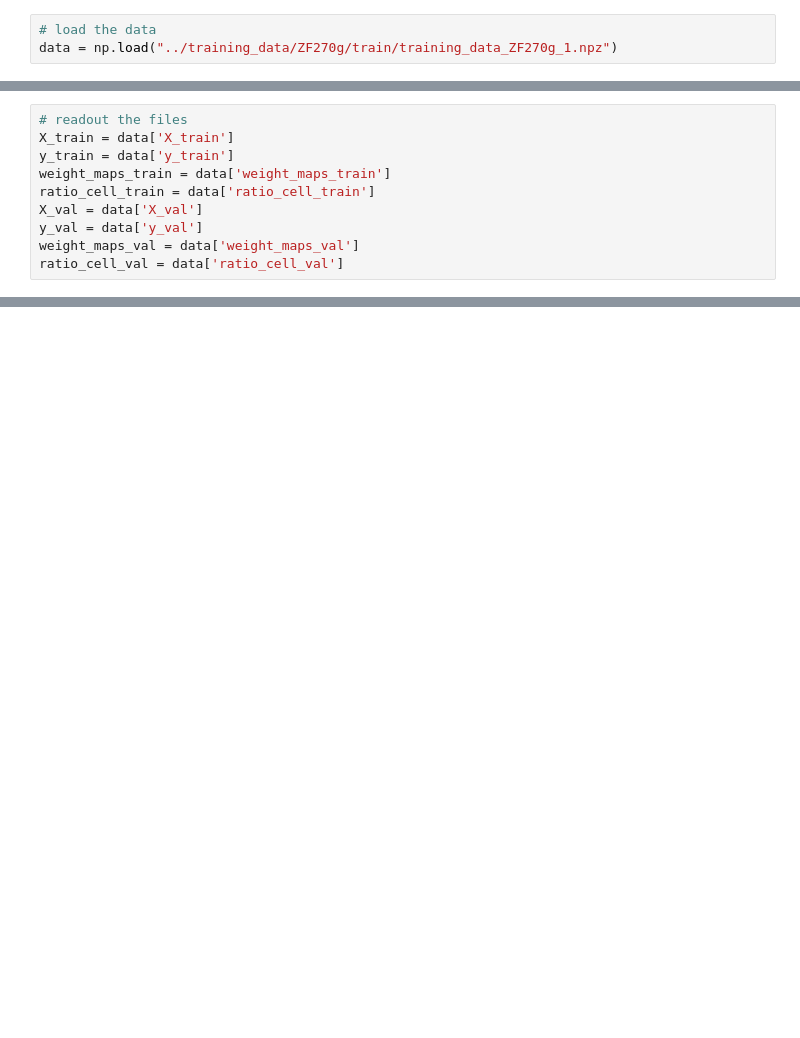
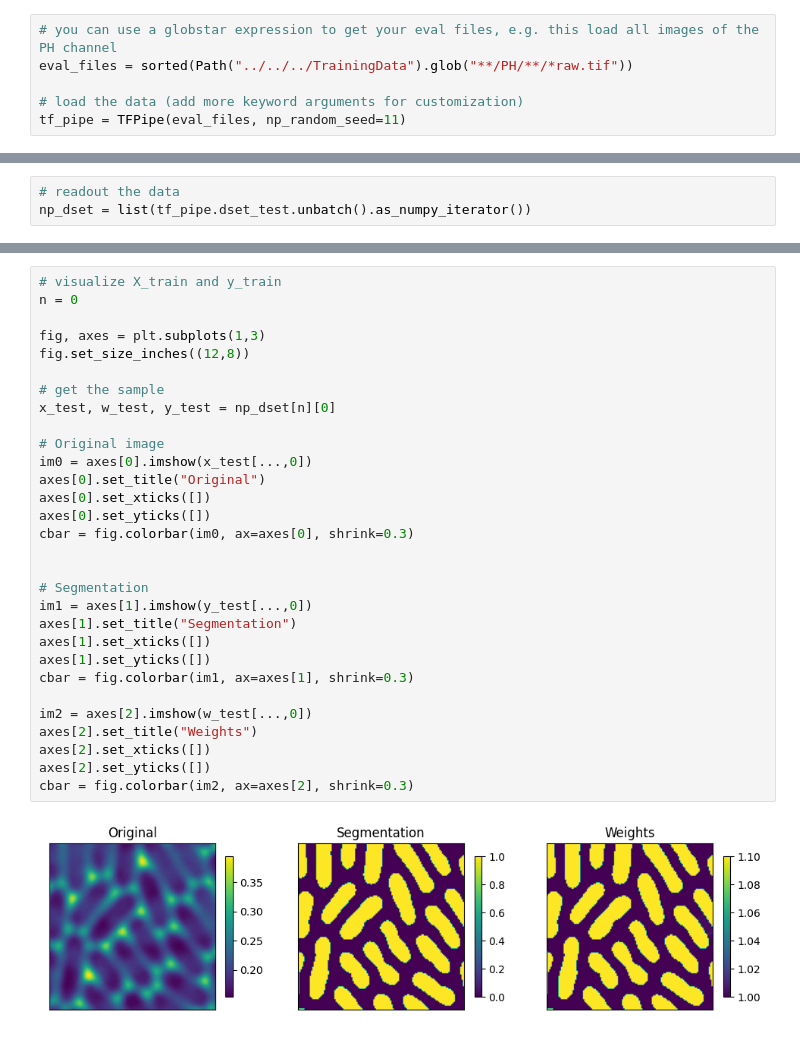
Before and after one commit to ajrzepiela/midap, a Jupyter notebook: training/notebook/traindata_visualization.ipynb, the cells around one changed output, grey strips where cells are left out. Cells and saved outputs as stored; diff of their text form; blank space fills up the shorter version.

Commit message:
fixed np random seed, train data visuals working

```diff
--- a/training/notebook/traindata_visualization.ipynb
+++ b/training/notebook/traindata_visualization.ipynb
@@ -6,3 +18,6 @@ import numpy as np
 # %%
-# load the data
-data = np.load("../training_data/ZF270g/train/training_data_ZF270g_1.npz")
+# you can use a globstar expression to get your eval files, e.g. this load all images of the PH channel
+eval_files = sorted(Path("../../../TrainingData").glob("**/PH/**/*raw.tif"))
+
+# load the data (add more keyword arguments for customization)
+tf_pipe = TFPipe(eval_files, np_random_seed=11)
@@ -21,10 +41,3 @@ data.files
 # %%
-# readout the files
-X_train = data['X_train']
-y_train = data['y_train']
-weight_maps_train = data['weight_maps_train']
-ratio_cell_train = data['ratio_cell_train']
-X_val = data['X_val']
-y_val = data['y_val']
-weight_maps_val = data['weight_maps_val']
-ratio_cell_val = data['ratio_cell_val']
+# readout the data
+np_dset = list(tf_pipe.dset_test.unbatch().as_numpy_iterator())
@@ -62,0 +44,32 @@ Training weights 1.0
+# %%
+# visualize X_train and y_train
+n = 0
+
+fig, axes = plt.subplots(1,3)
+fig.set_size_inches((12,8))
+
+# get the sample
+x_test, w_test, y_test = np_dset[n][0]
+
+# Original image
+im0 = axes[0].imshow(x_test[...,0])
+axes[0].set_title("Original")
+axes[0].set_xticks([])
+axes[0].set_yticks([])
+cbar = fig.colorbar(im0, ax=axes[0], shrink=0.3)
+
+
+# Segmentation
+im1 = axes[1].imshow(y_test[...,0])
+axes[1].set_title("Segmentation")
+axes[1].set_xticks([])
+axes[1].set_yticks([])
+cbar = fig.colorbar(im1, ax=axes[1], shrink=0.3)
+
+im2 = axes[2].imshow(w_test[...,0])
+axes[2].set_title("Weights")
+axes[2].set_xticks([])
+axes[2].set_yticks([])
+cbar = fig.colorbar(im2, ax=axes[2], shrink=0.3)
+# %% [output]
+[figure, added]
```
Also changed, not shown: parts of 4 cells of this notebook, 4 other files.
